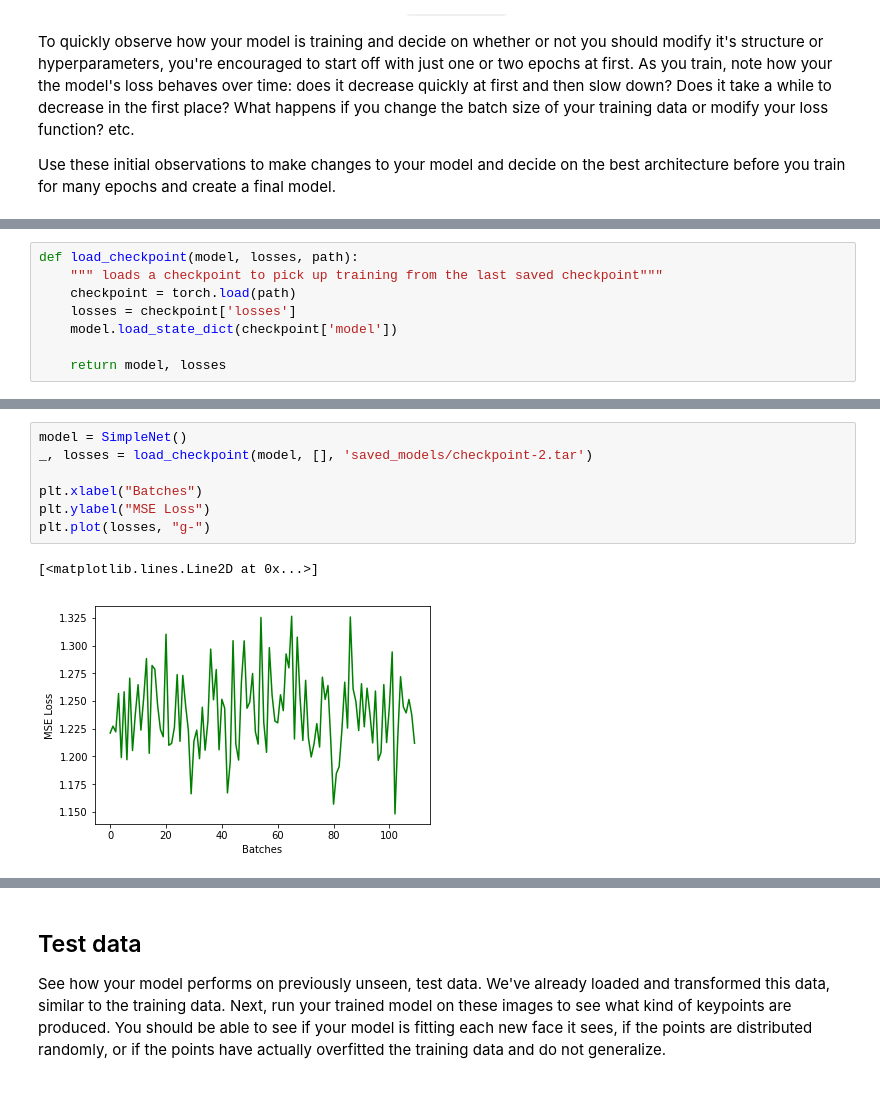
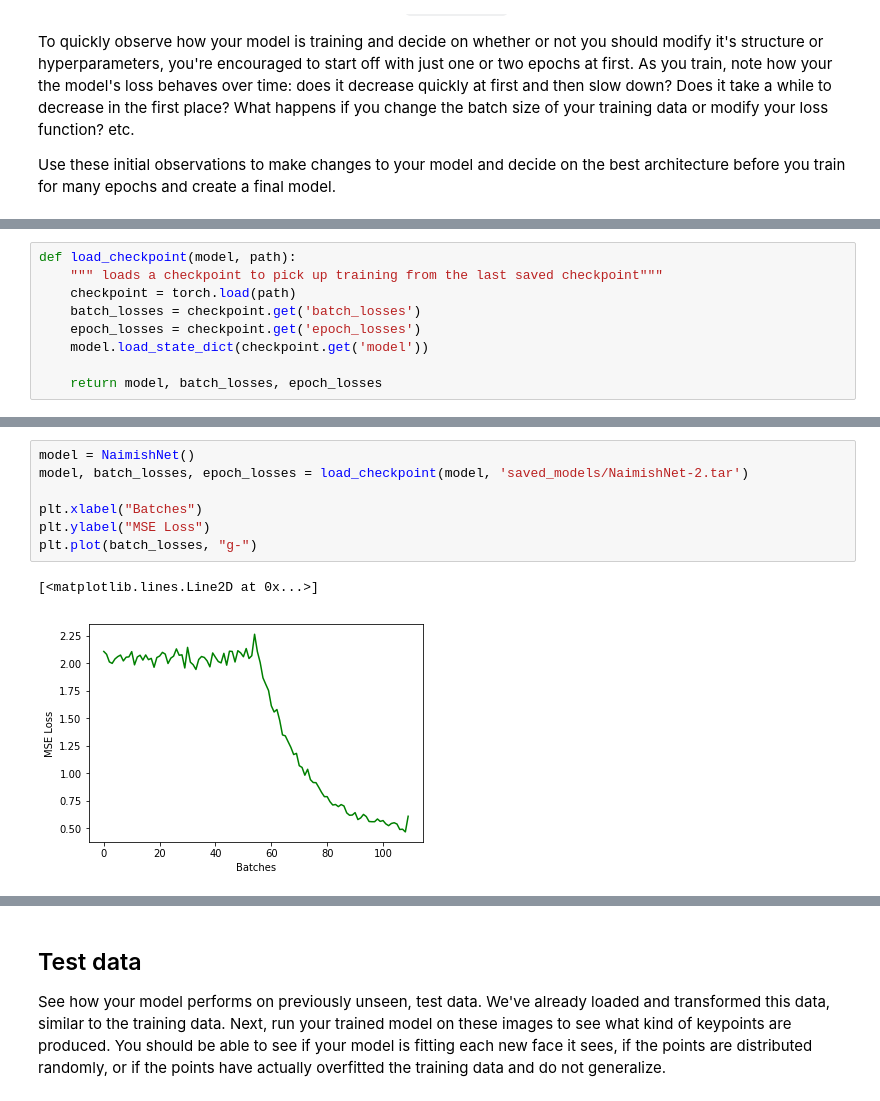
Before and after one commit to jeff-daniels/Udacity-CVND, a Jupyter notebook: Project 1: Facial Keypoint Detection/2. Define the Network Architecture.ipynb, the cells around one changed output, grey strips where cells are left out. Drawn from its saved outputs; the diff is of its cells as text.

Commit message:
save and load models

```diff
--- a/Project 1: Facial Keypoint Detection/2. Define the Network Architecture.ipynb
+++ b/Project 1: Facial Keypoint Detection/2. Define the Network Architecture.ipynb
@@ -392,8 +396,9 @@ def save_checkpoint(model, losses, path='checkpoint.tar'):
 # %%
-def load_checkpoint(model, losses, path):
+def load_checkpoint(model, path):
     """ loads a checkpoint to pick up training from the last saved checkpoint"""
     checkpoint = torch.load(path)
-    losses = checkpoint['losses']
-    model.load_state_dict(checkpoint['model'])
+    batch_losses = checkpoint.get('batch_losses')
+    epoch_losses = checkpoint.get('epoch_losses')
+    model.load_state_dict(checkpoint.get('model'))
 
-    return model, losses
+    return model, batch_losses, epoch_losses
@@ -522,10 +498,10 @@ If you're reading this message in another frontend (for example, a static render
 # %%
-model = SimpleNet()
-_, losses = load_checkpoint(model, [], 'saved_models/checkpoint-2.tar')
+model = NaimishNet()
+model, batch_losses, epoch_losses = load_checkpoint(model, 'saved_models/NaimishNet-2.tar')
 
 plt.xlabel("Batches")
 plt.ylabel("MSE Loss")
-plt.plot(losses, "g-")
+plt.plot(batch_losses, "g-")
 # %% [output]
 [<matplotlib.lines.Line2D at 0x...>]
-[figure, old version]
+[figure, new version]
```
Also changed, not shown: parts of 11 cells of this notebook, 1 other file.
